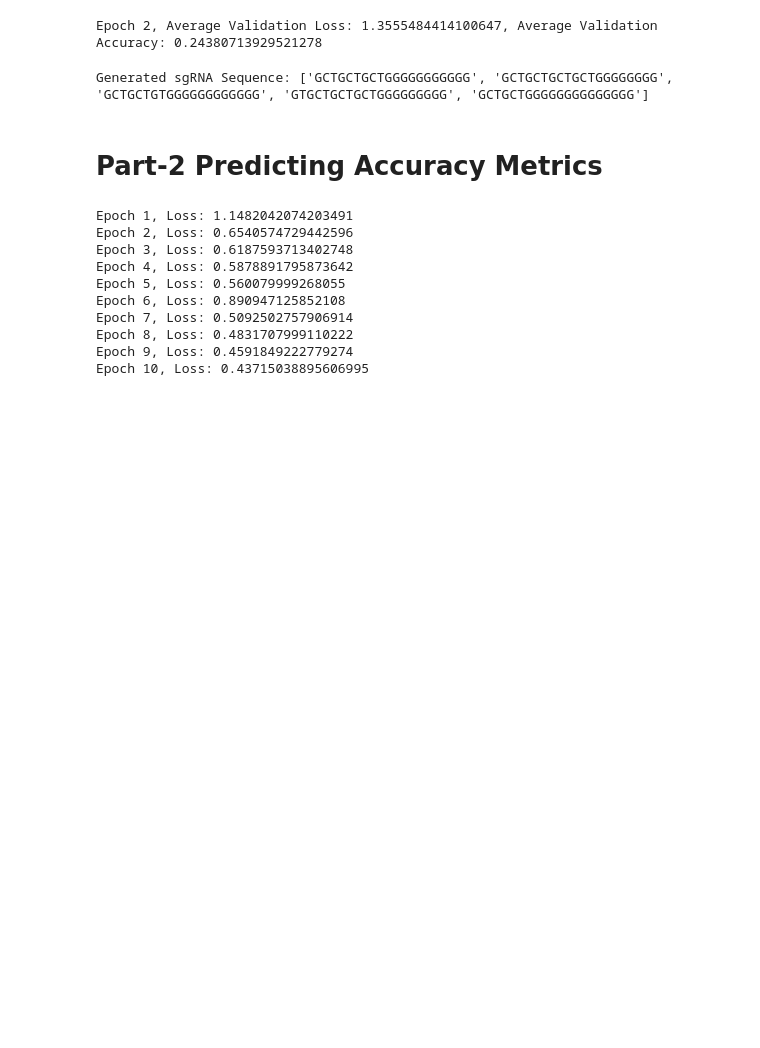
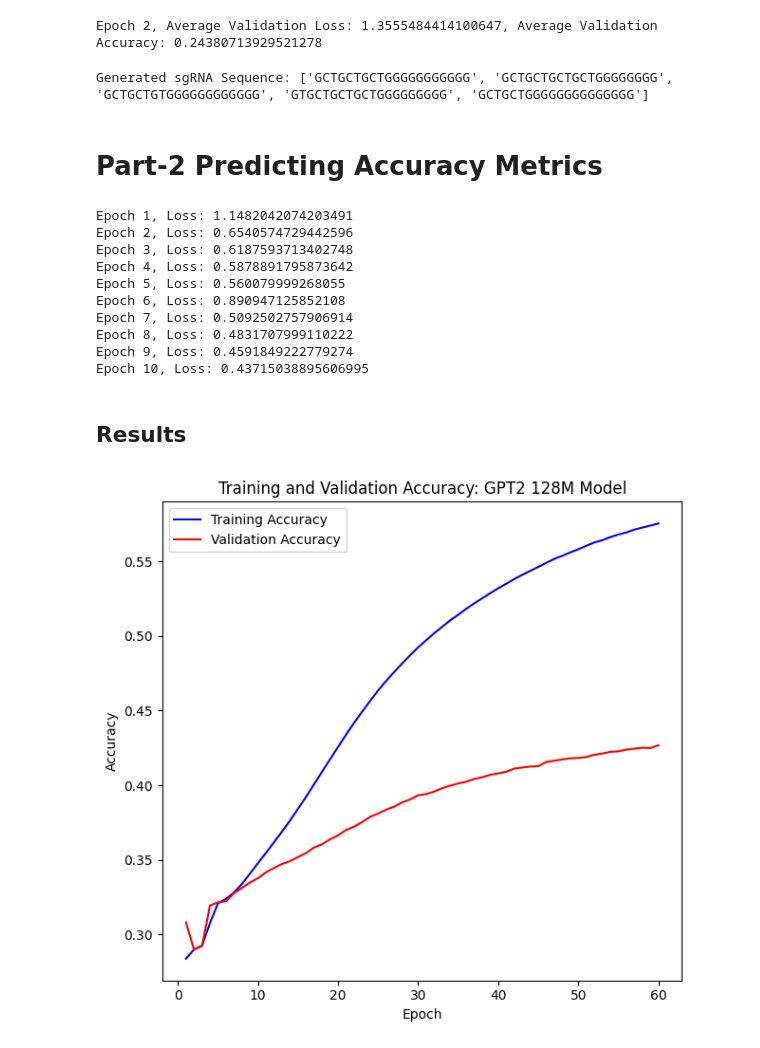
Before and after one commit to Janmejay-Vyas/CRISPRGenie, a Jupyter notebook: notebooks/crispr_genie.ipynb, the cells around one changed output. Saved outputs shown, nothing was run; the diff lists cells and outputs as text; code cells hidden in the pictures; blank space fills up the shorter version.

Commit message:
model performance log

```diff
--- a/notebooks/crispr_genie.ipynb
+++ b/notebooks/crispr_genie.ipynb
@@ -798,3 +798,5 @@ Epoch 7, Loss: 0.5092502757906914
 Epoch 8, Loss: 0.4831707999110222
 Epoch 9, Loss: 0.4591849222779274
 Epoch 10, Loss: 0.43715038895606995
+# %% [markdown]
+## Results
@@ -800,0 +819,35 @@ Epoch 10, Loss: 0.43715038895606995
+# %%
+def plot_metrics(train_loss, val_loss, train_accuracy, val_accuracy):
+    epochs = range(1, len(train_loss) + 1)
+
+    plt.figure(figsize=(12, 6))
+
+    # plt.subplot(1, 2, 1)
+    # plt.plot(epochs, train_loss, 'b-', label='Training Loss')
+    # plt.plot(epochs, val_loss, 'r-', label='Validation Loss')
+    # plt.title('Training and Validation Loss')
+    # plt.xlabel('Epoch')
+    # plt.ylabel('Loss')
+    # plt.legend()
+
+    plt.subplot(1, 2, 2)
+    plt.plot(epochs, train_accuracy, 'b-', label='Training Accuracy')
+    plt.plot(epochs, val_accuracy, 'r-', label='Validation Accuracy')
+    plt.title('Training and Validation Accuracy: GPT2 128M Model')
+    plt.xlabel('Epoch')
+    plt.ylabel('Accuracy')
+    plt.legend()
+
+    plt.tight_layout()
+    plt.show()
+# %%
+# Path to the log file
+file_path = '../src/results/logs/2024-07-19.log'
+
+# Load data from log file
+train_loss, val_loss, train_accuracy, val_accuracy = load_data(file_path)
+
+# Plot the metrics
+plot_metrics(train_loss, val_loss, train_accuracy, val_accuracy)
+# %% [output]
+[figure, added]
```
Also changed, not shown: parts of 2 cells of this notebook, 23 other files.
